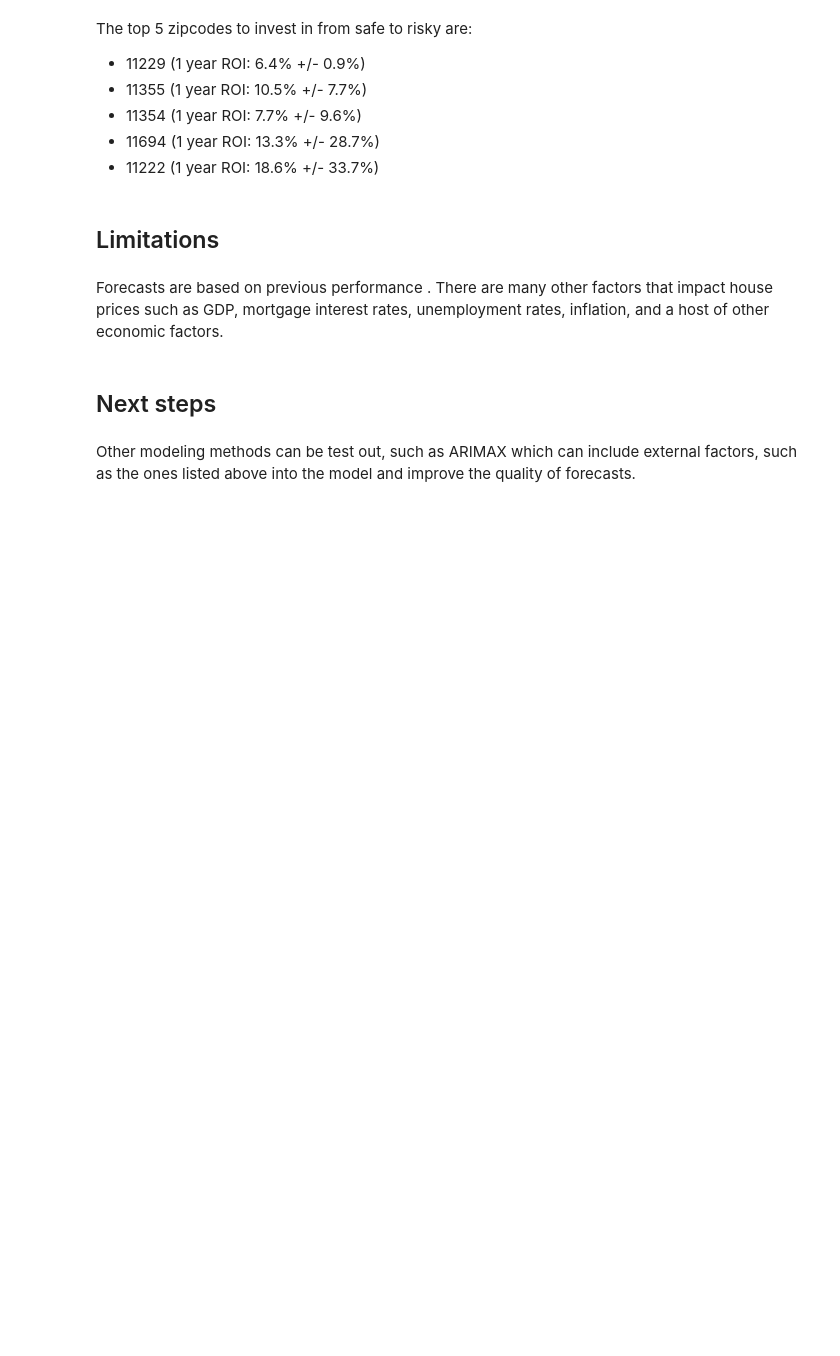
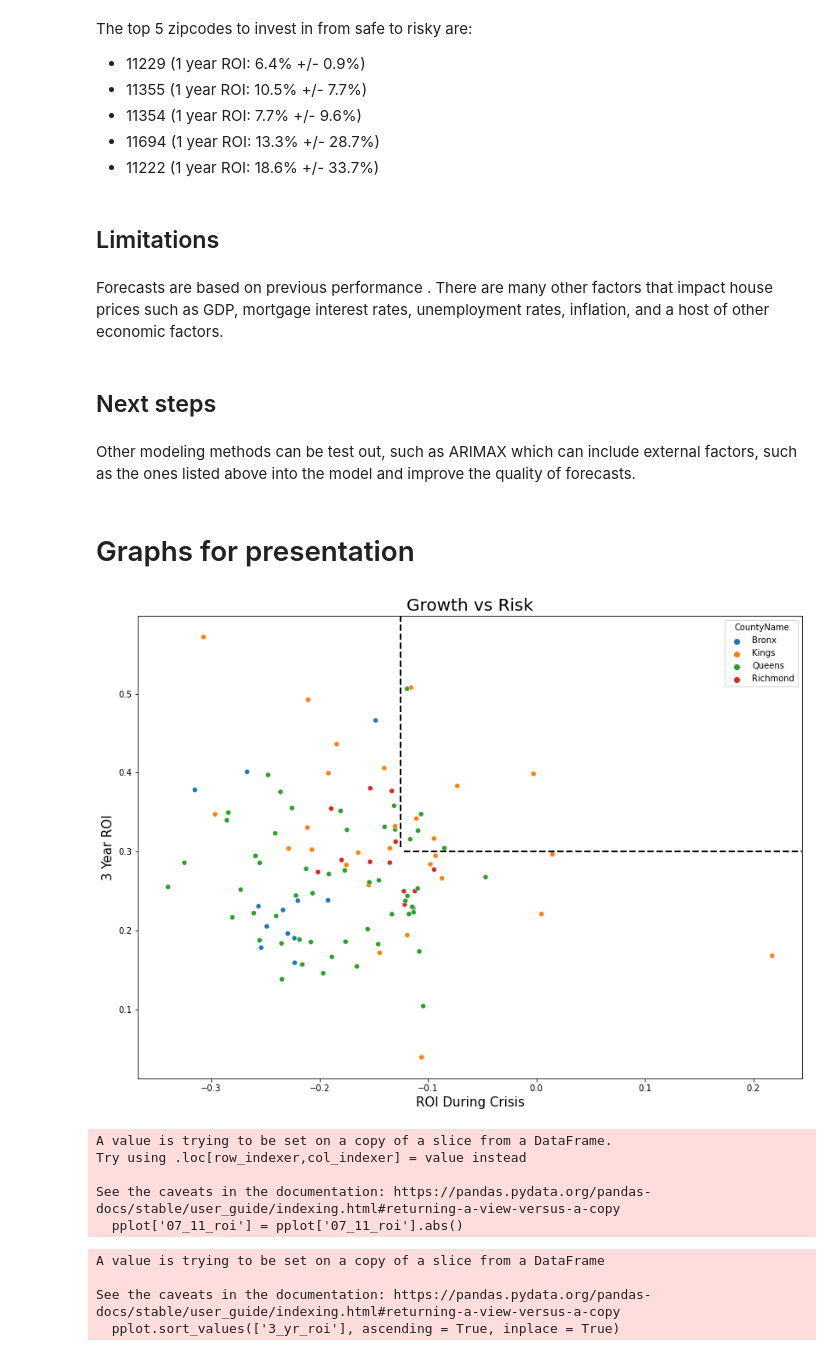
Before and after one commit to whyyoutoo/Forecasting-House-Price-Time-Series, a Jupyter notebook: Time_series_analysis.ipynb, the cells around one changed output. Saved outputs shown, nothing was run; the diff lists cells and outputs as text; code cells hidden in the pictures; blank space fills up the shorter version.

```diff
--- a/Time_series_analysis.ipynb
+++ b/Time_series_analysis.ipynb
@@ -1469,3 +1465,15 @@ Forecasts are based on previous performance . There are many other factors that
 ## Next steps
 # %% [markdown]
 Other modeling methods can be test out, such as ARIMAX which can include external factors, such as the ones listed above into the model and improve the quality of forecasts.
+# %% [markdown]
+# Graphs for presentation
+# %%
+fig, ax = plt.subplots(figsize = (14,10))
+sns.scatterplot(x = '07_11_roi', y = '3_yr_roi', hue = 'CountyName', data = ny_df, ax= ax)
+ax.axvline(x = -0.125, ymin = 0.5, color = 'k', linestyle='--', lw=2)
+ax.axhline(y = 0.3, xmin = 0.4, color = 'k', linestyle='--', lw=2)
+ax.set_title('Growth vs Risk', fontsize = 20)
+ax.set_ylabel('3 Year ROI', fontsize = 15)
+ax.set_xlabel('ROI During Crisis', fontsize = 15);
+# %% [output]
+[figure, added]
@@ -1471,0 +1486,15 @@ Other modeling methods can be test out, such as ARIMAX which can include externa
+# %%
+pplot['07_11_roi'] = pplot['07_11_roi'].abs()
+# %% [output]
+A value is trying to be set on a copy of a slice from a DataFrame.
+Try using .loc[row_indexer,col_indexer] = value instead
+
+See the caveats in the documentation: https://pandas.pydata.org/pandas-docs/stable/user_guide/indexing.html#returning-a-view-versus-a-copy
+  pplot['07_11_roi'] = pplot['07_11_roi'].abs()
+# %%
+pplot.sort_values(['3_yr_roi'], ascending = True, inplace = True)
+# %% [output]
+A value is trying to be set on a copy of a slice from a DataFrame
+
+See the caveats in the documentation: https://pandas.pydata.org/pandas-docs/stable/user_guide/indexing.html#returning-a-view-versus-a-copy
+  pplot.sort_values(['3_yr_roi'], ascending = True, inplace = True)
```
Also changed, not shown: parts of 26 cells of this notebook.
